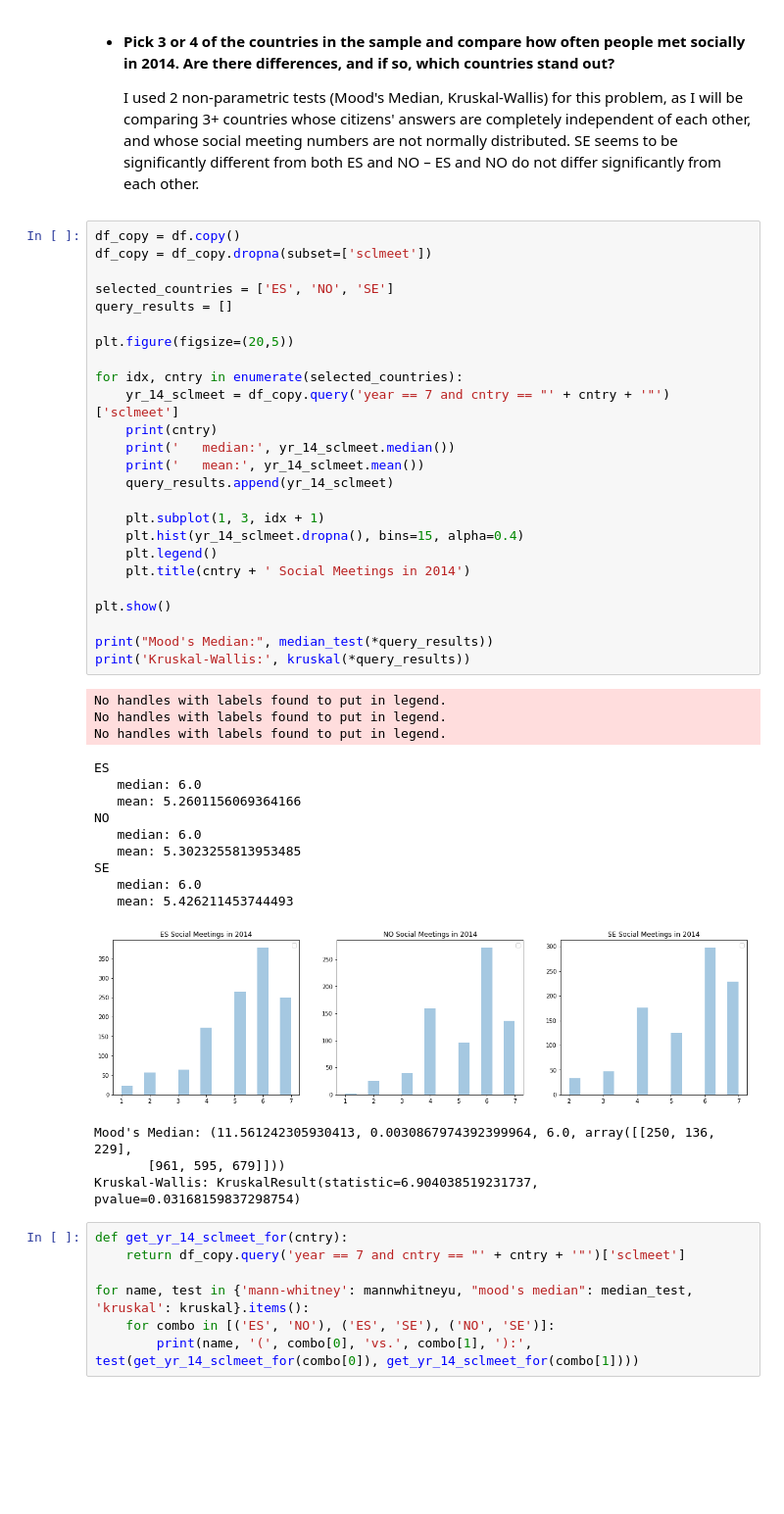
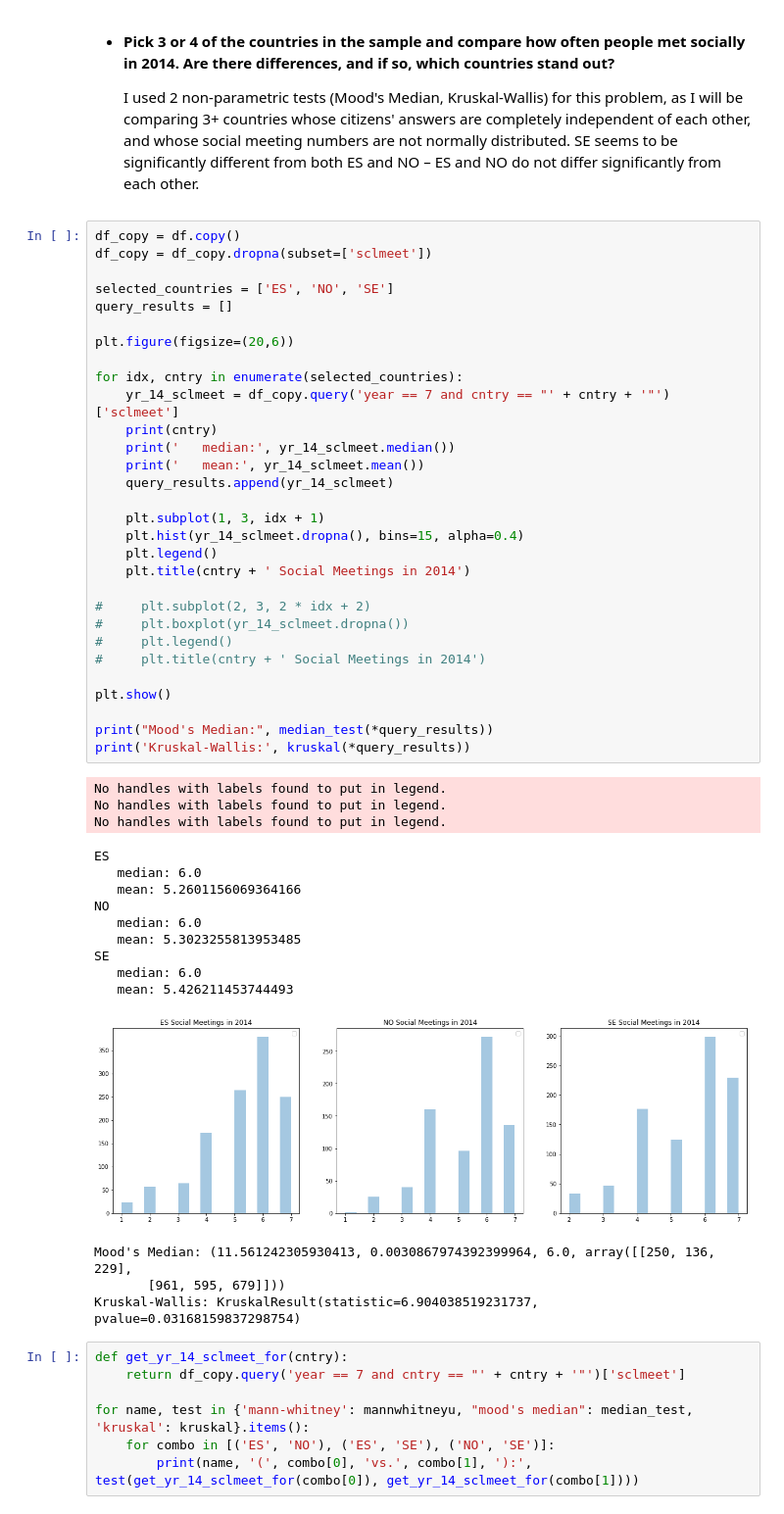
Before and after one commit to esthersweon/thinkful, a Jupyter notebook: main/unit_5/lesson_5_project_4.ipynb, the cells around one changed output. Shown at 98% size. Cells and saved outputs as stored; diff of their text form; blank space fills up the shorter version.

```diff
--- a/main/unit_5/lesson_5_project_4.ipynb
+++ b/main/unit_5/lesson_5_project_4.ipynb
@@ -224,38 +228,43 @@ df_copy = df_copy.dropna(subset=['sclmeet'])
 selected_countries = ['ES', 'NO', 'SE']
 query_results = []
 
-plt.figure(figsize=(20,5))
+plt.figure(figsize=(20,6))
 
 for idx, cntry in enumerate(selected_countries):
     yr_14_sclmeet = df_copy.query('year == 7 and cntry == "' + cntry + '"')['sclmeet']
     print(cntry)
     print('   median:', yr_14_sclmeet.median())
     print('   mean:', yr_14_sclmeet.mean())
     query_results.append(yr_14_sclmeet)
 
     plt.subplot(1, 3, idx + 1)
     plt.hist(yr_14_sclmeet.dropna(), bins=15, alpha=0.4)
     plt.legend()
     plt.title(cntry + ' Social Meetings in 2014')
 
+#     plt.subplot(2, 3, 2 * idx + 2)
+#     plt.boxplot(yr_14_sclmeet.dropna())
+#     plt.legend()
+#     plt.title(cntry + ' Social Meetings in 2014')
+
 plt.show()
 
 print("Mood's Median:", median_test(*query_results))
 print('Kruskal-Wallis:', kruskal(*query_results))
 # %% [output]
 No handles with labels found to put in legend.
 No handles with labels found to put in legend.
 No handles with labels found to put in legend.
 ES
    median: 6.0
    mean: 5.2601156069364166
 NO
    median: 6.0
    mean: 5.3023255813953485
 SE
    median: 6.0
    mean: 5.426211453744493
-[figure, old version]
+[figure, new version]
 Mood's Median: (11.561242305930413, 0.0030867974392399964, 6.0, array([[250, 136, 229],
        [961, 595, 679]]))
 Kruskal-Wallis: KruskalResult(statistic=6.904038519231737, pvalue=0.03168159837298754)
```
Also changed, not shown: parts of 3 cells of this notebook, 3 other files.
